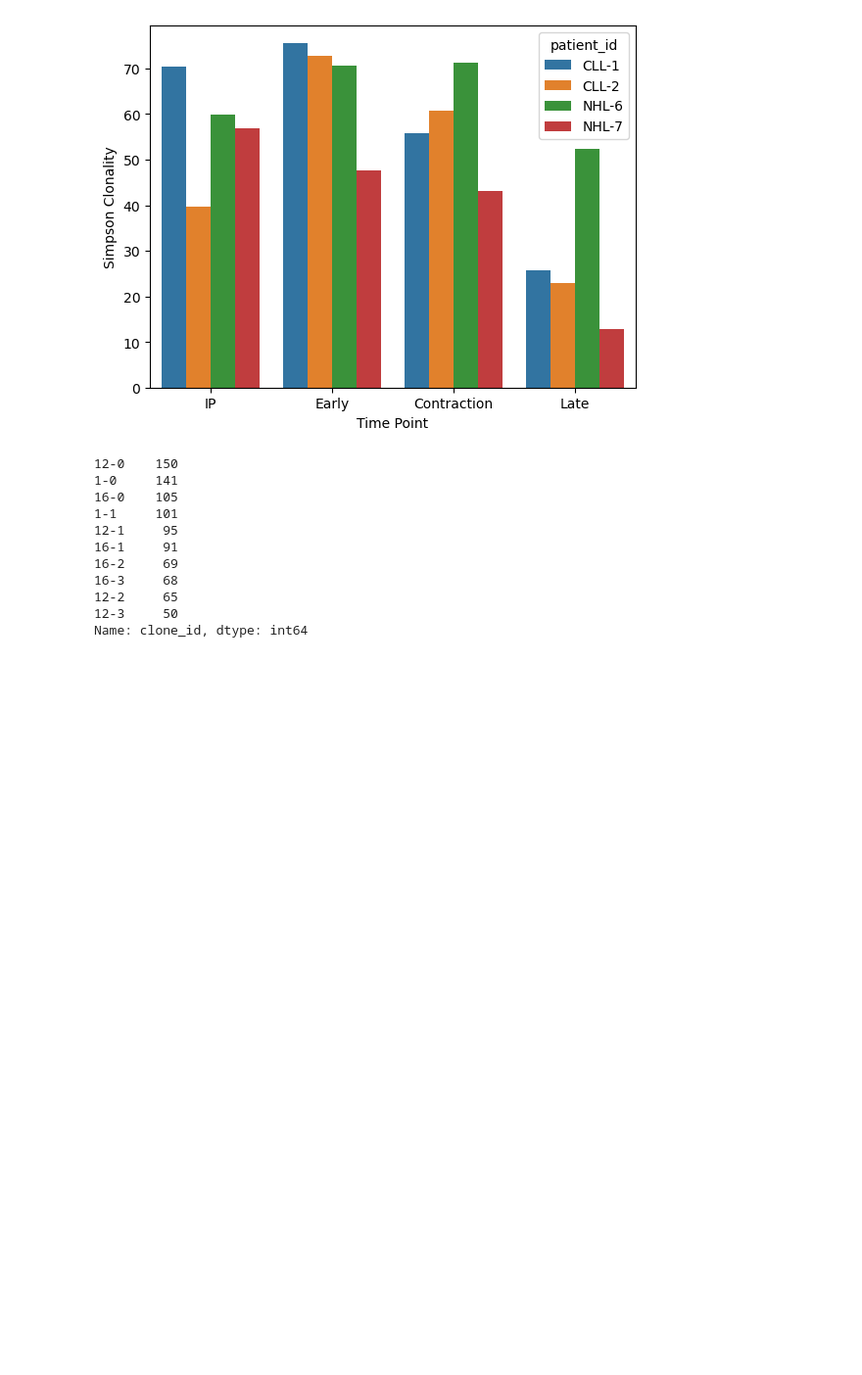
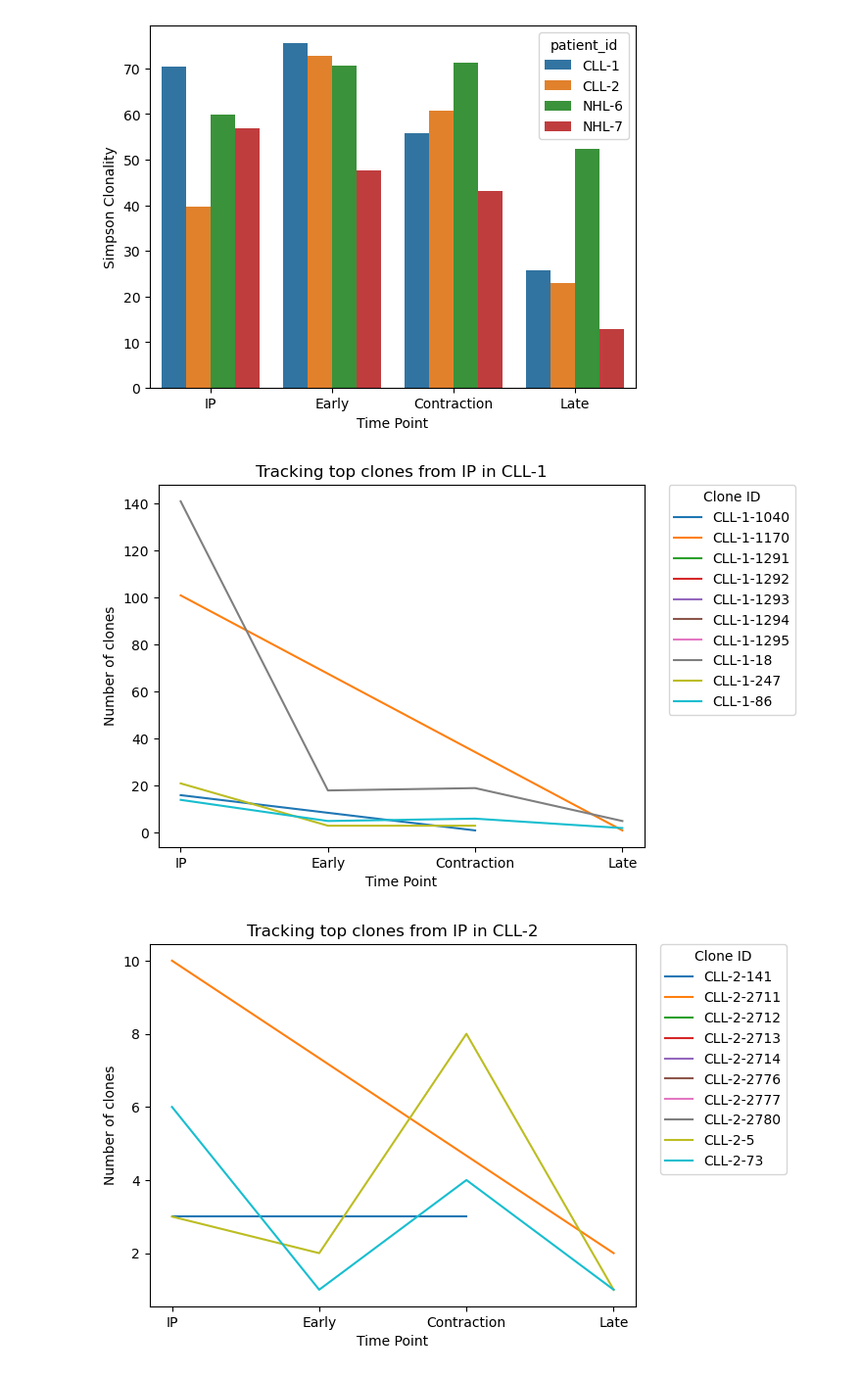
Before and after one commit to ElanaPearl/CAR_T_clonal_kinetics, a Jupyter notebook: tcr_clonality.ipynb, the cells around one changed output. Shown at 98% size. Drawn from its saved outputs; the diff is of its cells as text; code cells hidden in the pictures; blank space fills up the shorter version.

Commit message:
follow fate of top clones from IP

```diff
--- a/tcr_clonality.ipynb
+++ b/tcr_clonality.ipynb
@@ -30 +9,5 @@ barcode_clones
+# %%
+barcode_clones = pd.read_csv("barcode_clonotypes.csv")
+order_of_timepoints = {"IP": 0, "Early": 1, "Contraction": 2, "Late": 3}
+barcode_clones["time_point_idx"] = barcode_clones["time_point_type"].map(order_of_timepoints)
 # %%
@@ -68,16 +51,19 @@ plt.show()
 [figure]
 # %%
 # look at most comomon in IP and follow them
-barcode_clones.query("time_point_type == 'IP'")["clone_id"].value_counts()[:10]
+# top_clones_in_ip = barcode_clones.query("time_point_type == 'IP'").groupby("patient_id").agg({"clone_id": lambda x: x.value_counts().index[:10]})["clone_id"].explode().values
-# %% [output]
-12-0    150
-1-0     141
-16-0    105
-1-1     101
-12-1     95
-16-1     91
-16-2     69
-16-3     68
-12-2     65
-12-3     50
-Name: clone_id, dtype: int64
+# %%
+for patient_id, patient_group in barcode_clones.groupby("patient_id"):
+    top_clones_in_ip = patient_group.query("time_point == 'IP'")["clone_id"].value_counts().index[:10]
+    top_clones = patient_group.query("clone_id in @top_clones_in_ip").sort_values("time_point_idx")
+    for clone_id, clone_df in top_clones.groupby("clone_id"):
+        plt.plot(clone_df.groupby("time_point_idx").count()["clone_id"], label=clone_id)
+    plt.xticks([0, 1, 2, 3], ["IP", "Early", "Contraction", "Late"])
+    plt.xlabel("Time Point")
+    plt.ylabel("Number of clones")
+    plt.title(f"Tracking top clones from IP in {patient_id}")
+    plt.legend(bbox_to_anchor=(1.05, 1), loc='upper left', borderaxespad=0., title="Clone ID")
+    plt.show()
+# %% [output]
+[figure, added]
+[figure, added]
```
Also changed, not shown: parts of 6 cells of this notebook.
